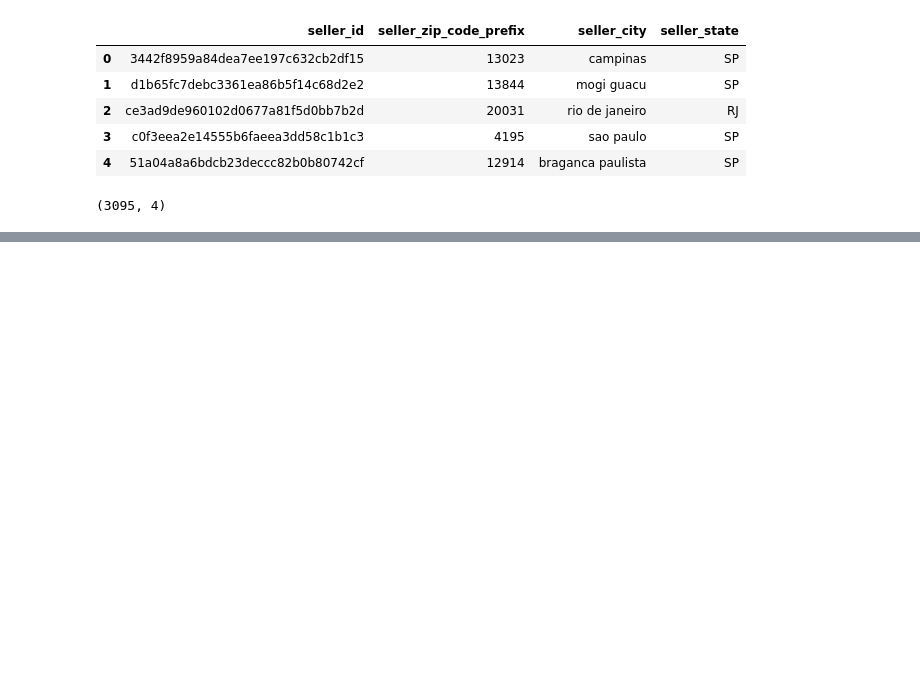
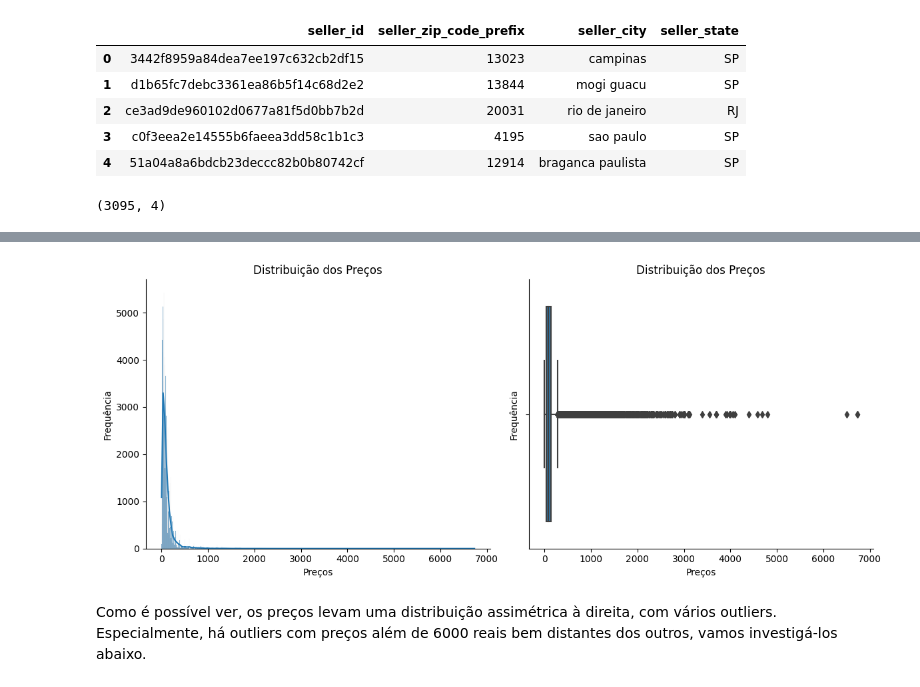
Before and after one commit to allmeidaapedro/Olist-Analysis, a Jupyter notebook: eda.ipynb, the cells around one changed output, grey strips where cells are left out. Cells and saved outputs as stored; diff of their text form; code cells hidden in the pictures; blank space fills up the shorter version.

```diff
--- a/eda.ipynb
+++ b/eda.ipynb
@@ -118,8 +143,8 @@ orders.shape, items.shape
 # %% [output]
 ((99441, 8), (112650, 7))
 # %%
-order_data = pd.merge(left=orders, right=items, on='order_id', how='inner').drop(columns=['order_approved_at', 'order_delivered_carrier_date', 'order_delivered_customer_date', 'order_estimated_delivery_date', 'shipping_limit_date', 'seller_id', 'order_status'])
-order_data
+item_data = pd.merge(left=orders, right=items, on='order_id', how='inner').drop(columns=['order_approved_at', 'order_delivered_carrier_date', 'order_delivered_customer_date', 'order_estimated_delivery_date', 'shipping_limit_date', 'seller_id', 'order_status'])
+item_data
 # %% [output]
 |  | order_id | customer_id | order_purchase_timestamp | order_item_id | product_id | price | freight_value |
 | 0 | e481f51cbdc54678b7cc49136f2d6af7 | 9ef432eb6251297304e76186b10a928d | 2017-10-02 10:56:33 | 1 | 87285b34884572647811a353c7ac498a | 29.99 | 8.72 |
@@ -135,8 +160,8 @@ order_data
 | 112649 | 66dea50a8b16d9b4dee7af250b4be1a5 | edb027a75a1449115f6b43211ae02a24 | 2018-03-08 20:57:30 | 1 | 006619bbed68b000c8ba3f8725d5409e | 68.50 | 18.36 |
 112650 rows × 7 columns
 # %%
-order_data = pd.merge(left=order_data, right=customers, how='inner', on='customer_id').drop(columns=['customer_id', 'customer_zip_code_prefix'])
-order_data
+item_data = pd.merge(left=item_data, right=customers, how='inner', on='customer_id').drop(columns=['customer_id', 'customer_zip_code_prefix'])
+item_data
 # %% [output]
 |  | order_id | order_purchase_timestamp | order_item_id | product_id | price | freight_value | customer_unique_id | ... |
 | 0 | e481f51cbdc54678b7cc49136f2d6af7 | 2017-10-02 10:56:33 | 1 | 87285b34884572647811a353c7ac498a | 29.99 | 8.72 | 7c396fd4830fd04220f754e42b4e5bff | ... |
@@ -249,0 +353,3 @@ df = ord_cust_prod_pay.copy()
+# %%
+order_data['order_purchase_timestamp'] = pd.to_datetime(order_data['order_purchase_timestamp'], format='%Y-%m-%d %H:%M:%S')
+item_data['order_purchase_timestamp'] = pd.to_datetime(item_data['order_purchase_timestamp'], format='%Y-%m-%d %H:%M:%S')
@@ -249,0 +436,24 @@ df = ord_cust_prod_pay.copy()
+# %%
+fig, axes = plt.subplots(1, 2, figsize=(12, 5))
+
+sns.histplot(data=item_data, x='price', kde=True, ax=axes[0])
+axes[0].set_title('Distribuição dos Preços')
+axes[0].set_xlabel('Preços')
+axes[0].set_ylabel('Frequência')
+
+sns.boxplot(data=item_data, x='price', ax=axes[1])
+axes[1].set_title('Distribuição dos Preços')
+axes[1].set_xlabel('Preços')
+axes[1].set_ylabel('Frequência')
+
+axes[0].spines['right'].set_visible(False)
+axes[0].spines['top'].set_visible(False)
+axes[1].spines['right'].set_visible(False)
+axes[1].spines['top'].set_visible(False)
+
+plt.tight_layout()
+plt.show()
+# %% [output]
+[figure, added]
+# %% [markdown]
+Como é possível ver, os preços levam uma distribuição assimétrica à direita, com vários outliers. Especialmente, há outliers com preços além de 6000 reais bem distantes dos outros, vamos investigá-los abaixo.
```
Also changed, not shown: parts of 65 cells of this notebook.
